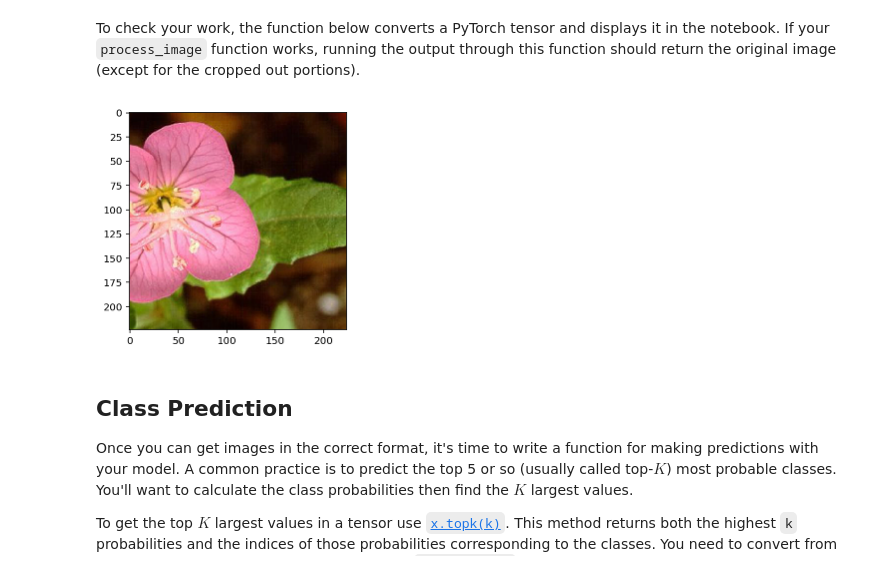
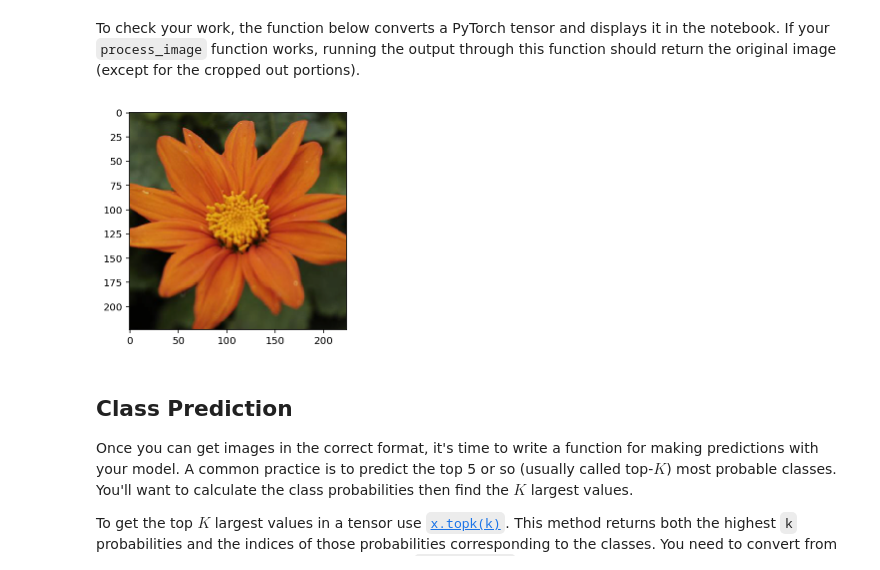
Before and after one commit to sharathkuruppath/ImageClassifier, a Jupyter notebook: Image Classifier Project.ipynb, the cells around one changed output. Cells and saved outputs as stored; diff of their text form; code cells hidden in the pictures.

```diff
--- a/Image Classifier Project.ipynb
+++ b/Image Classifier Project.ipynb
@@ -240,7 +224,8 @@ with active_session():
 
 
                 print(f"Epoch: {epoch+1}/{epochs}.."
-                      f"Training_loss: {running_loss/(i*len(trainloader)):.3f}.."
+                      #f"Training_loss: {running_loss/(i*len(trainloader)):.3f}.."
+                      f"Training_loss: {running_loss/(print_every):.3f}.."
                       f"Validation loss: {valid_loss/len(validloader):.3f}.."
                       f"Validation Accuracy: {accuracy/len(validloader):.3f}..")
                 running_loss=0
@@ -316,6 +313,12 @@ At this point it's good to write a function that can load a checkpoint and rebui
 # %%
 # TODO: Write a function that loads a checkpoint and rebuilds the model
 def load_checkpoint(filepath):
+    '''
+        Description :loades the saved model from the checkpoint.
+        params : filepath - checkpoint file
+        returns : trained model
+    '''
+
     checkpoint = torch.load('trained_model.pth')
     model = models.vgg16(pretrained=True)
     epochs = checkpoint['epochs']
@@ -379,10 +382,13 @@ As before, the network expects the images to be normalized in a specific way. Fo
 And finally, PyTorch expects the color channel to be the first dimension but it's the third dimension in the PIL image and Numpy array. You can reorder dimensions using [`ndarray.transpose`](https://docs.scipy.org/doc/numpy-1.13.0/reference/generated/numpy.ndarray.transpose.html). The color channel needs to be first and retain the order of the other two dimensions.
 # %%
 def process_image(image):
-    ''' Scales, crops, and normalizes a PIL image for a PyTorch model,
+    '''
+        Description :Scales, crops, and normalizes a PIL image for a PyTorch model,
         returns an Numpy array
+        params : image - Image file along with its absolute path
+
+        returns : Numpy image
     '''
-
 
 
     pil_image = Image.open(image)
@@ -426,40 +432,47 @@ def process_image(image):
 To check your work, the function below converts a PyTorch tensor and displays it in the notebook. If your `process_image` function works, running the output through this function should return the original image (except for the cropped out portions).
 # %%
 def imshow(image, ax=None, title=None):
-    """Imshow for Tensor."""
+
+    '''
+        Description :Scales, crops, and normalizes a PIL image for a PyTorch model,
+        returns an Numpy array
+        params : Imshow for Tensor.
+
+        returns : figure handle to the image
+    '''
     if ax is None:
         fig, ax = plt.subplots()
 
     # PyTorch tensors assume the color channel is the first dimension
     # but matplotlib assumes is the third dimension
     image = image.numpy().transpose((1, 2, 0))
 
     # Undo preprocessing
     mean = np.array([0.485, 0.456, 0.406])
     std = np.array([0.229, 0.224, 0.225])
     image = std * image + mean
 
     # Image needs to be clipped between 0 and 1 or it looks like noise when displayed
     image = np.clip(image, 0, 1)
 
     ax.imshow(image)
 
     return ax
 
 
 filepath = '/home/workspace/aipnd-project/'
 
-#image_path = filepath +'flowers/test/102/'
-image_path = filepath +'flowers/test/1/'
+image_path = filepath +'flowers/test/59/'
+#image_path = filepath +'flowers/test/1/'
 #image_path = filepath +'flowers/train/14/'
-image=image_path+'image_06760.jpg'
+#image=image_path+'image_06760.jpg'
 #image=image_path+'image_06734.jpg'
-#image=image_path+'image_06743.jpg'
-#image=image_path+"image_06050.jpg"
+image=image_path+'image_05020.jpg'
+
 
 ax=imshow(torch.FloatTensor(process_image(image)))
 # %% [output]
-[figure, old version]
+[figure, new version]
 # %% [markdown]
 ## Class Prediction
 
```
Also changed, not shown: parts of 9 cells of this notebook, 2 other files.
